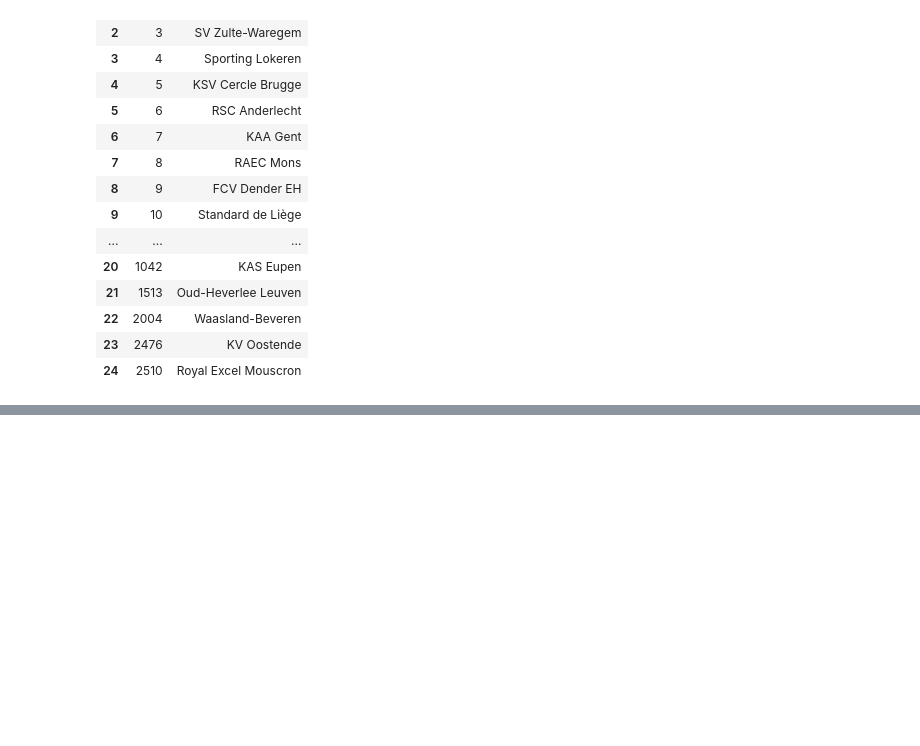
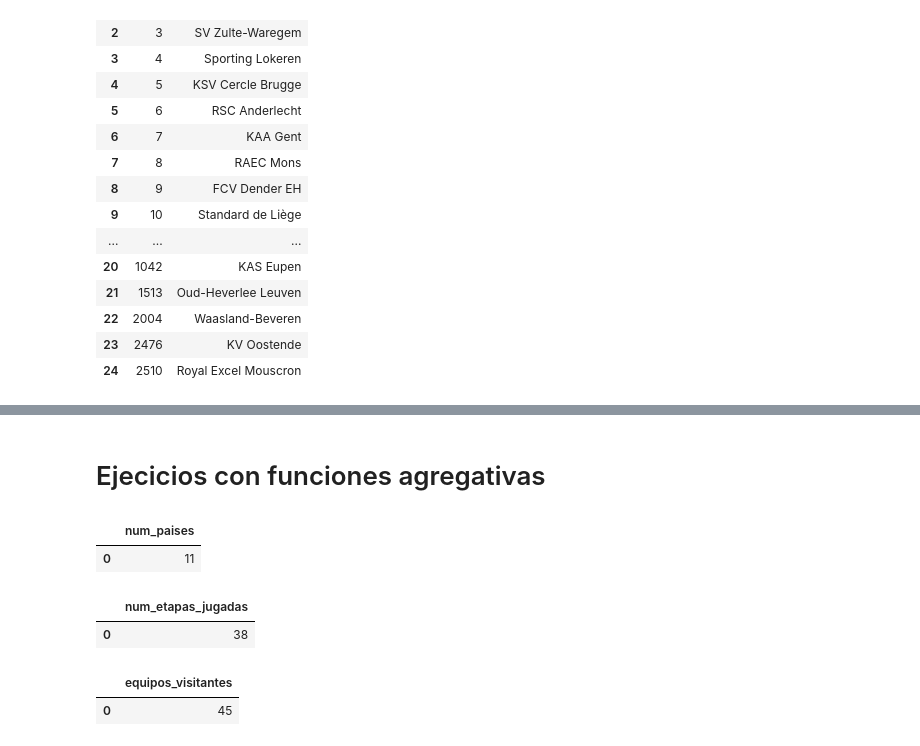
Before and after one commit to Yobany1210/TalentoTech, a Jupyter notebook: Taller_SQL.ipynb, the cells around one changed output, grey strips where cells are left out. Saved outputs shown, nothing was run; the diff lists cells and outputs as text; code cells hidden in the pictures; blank space fills up the shorter version.

```diff
--- a/Taller_SQL.ipynb
+++ b/Taller_SQL.ipynb
@@ -311,0 +345,40 @@ teams
+# %% [markdown]
+# Ejecicios con funciones agregativas
+# %%
+# ¿Cuántos países diferentes están almacenados en la tabla Country?
+
+query = """
+SELECT COUNT(DISTINCT name) as num_paises
+FROM Country;
+"""
+
+count_countries = pd.read_sql(query, conn)
+count_countries
+# %% [output]
+|  | num_paises |
+| 0 | 11 |
+# %%
+# Traer el número de etapas jugadas de la tabla Match
+
+query = """
+    SELECT COUNT(DISTINCT stage) AS num_etapas_jugadas
+    FROM Match;
+"""
+
+countdis_stages = pd.read_sql(query, conn)
+countdis_stages
+# %% [output]
+|  | num_etapas_jugadas |
+| 0 | 38 |
+# %%
+# Traer la suma de goles hechos por los equipos visitantes de la tabla Match
+
+query = """
+SELECT SUM(DISTINCT away_team_goal) AS equipos_visitantes
+FROM Match;
+"""
+sum_awayteam = pd.read_sql(query, conn)
+sum_awayteam
+# %% [output]
+|  | equipos_visitantes |
+| 0 | 45 |
```
Also changed, not shown: parts of 4 cells of this notebook.
